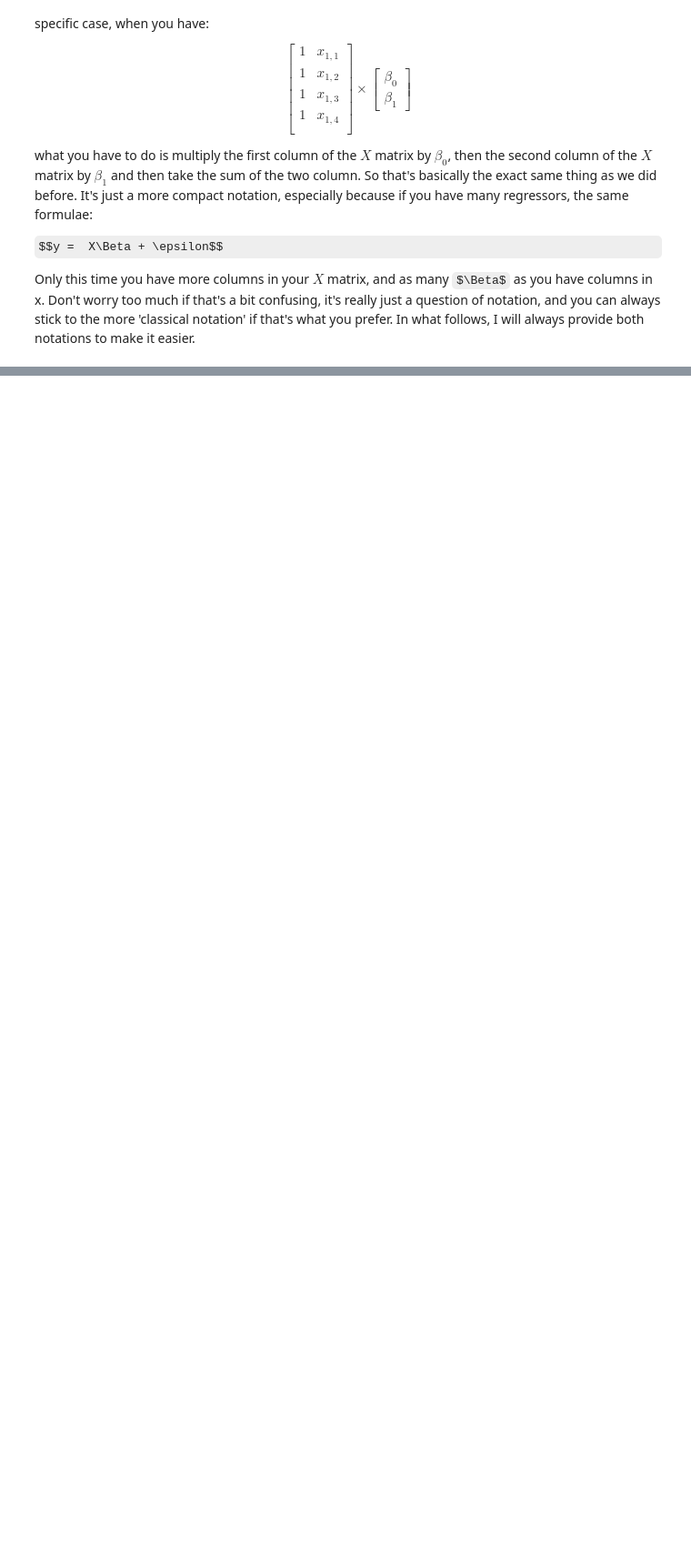
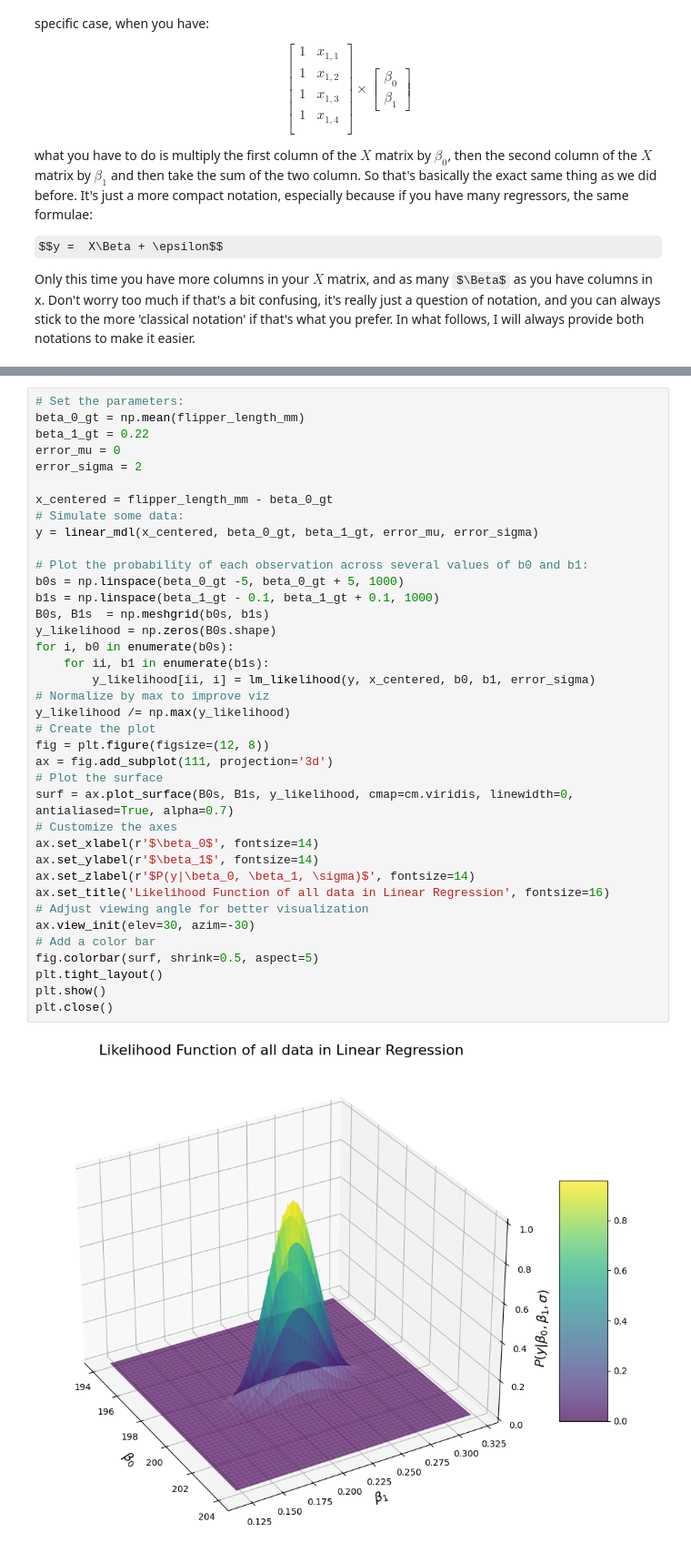
Before and after one commit to AlexLepauvre/variation_laplace_for_dummies, a Jupyter notebook: VariationalLaplaceForDummies/LinearRegression.ipynb, the cells around one changed output, grey strips where cells are left out. Shown at 91% size. Drawn from its saved outputs; the diff is of its cells as text; some formulas as TeX source; blank space fills up the shorter version.

```diff
--- a/VariationalLaplaceForDummies/LinearRegression.ipynb
+++ b/VariationalLaplaceForDummies/LinearRegression.ipynb
@@ -458,0 +670,40 @@ That's basically saying, if the true value of $\beta_1$ is -3, it's really unlik
+# %%
+# Set the parameters:
+beta_0_gt = np.mean(flipper_length_mm)
+beta_1_gt = 0.22
+error_mu = 0
+error_sigma = 2
+
+x_centered = flipper_length_mm - beta_0_gt
+# Simulate some data:
+y = linear_mdl(x_centered, beta_0_gt, beta_1_gt, error_mu, error_sigma)
+
+# Plot the probability of each observation across several values of b0 and b1:
+b0s = np.linspace(beta_0_gt -5, beta_0_gt + 5, 1000)
+b1s = np.linspace(beta_1_gt - 0.1, beta_1_gt + 0.1, 1000)
+B0s, B1s  = np.meshgrid(b0s, b1s)
+y_likelihood = np.zeros(B0s.shape)
+for i, b0 in enumerate(b0s):
+    for ii, b1 in enumerate(b1s):
+        y_likelihood[ii, i] = lm_likelihood(y, x_centered, b0, b1, error_sigma)
+# Normalize by max to improve viz
+y_likelihood /= np.max(y_likelihood)
+# Create the plot
+fig = plt.figure(figsize=(12, 8))
+ax = fig.add_subplot(111, projection='3d')
+# Plot the surface
+surf = ax.plot_surface(B0s, B1s, y_likelihood, cmap=cm.viridis, linewidth=0, antialiased=True, alpha=0.7)
+# Customize the axes
+ax.set_xlabel(r'$\beta_0$', fontsize=14)
+ax.set_ylabel(r'$\beta_1$', fontsize=14)
+ax.set_zlabel(r'$P(y|\beta_0, \beta_1, \sigma)$', fontsize=14)
+ax.set_title('Likelihood Function of all data in Linear Regression', fontsize=16)
+# Adjust viewing angle for better visualization
+ax.view_init(elev=30, azim=-30)
+# Add a color bar
+fig.colorbar(surf, shrink=0.5, aspect=5)
+plt.tight_layout()
+plt.show()
+plt.close()
+# %% [output]
+[figure, added]
```
Also changed, not shown: parts of 40 cells of this notebook.
